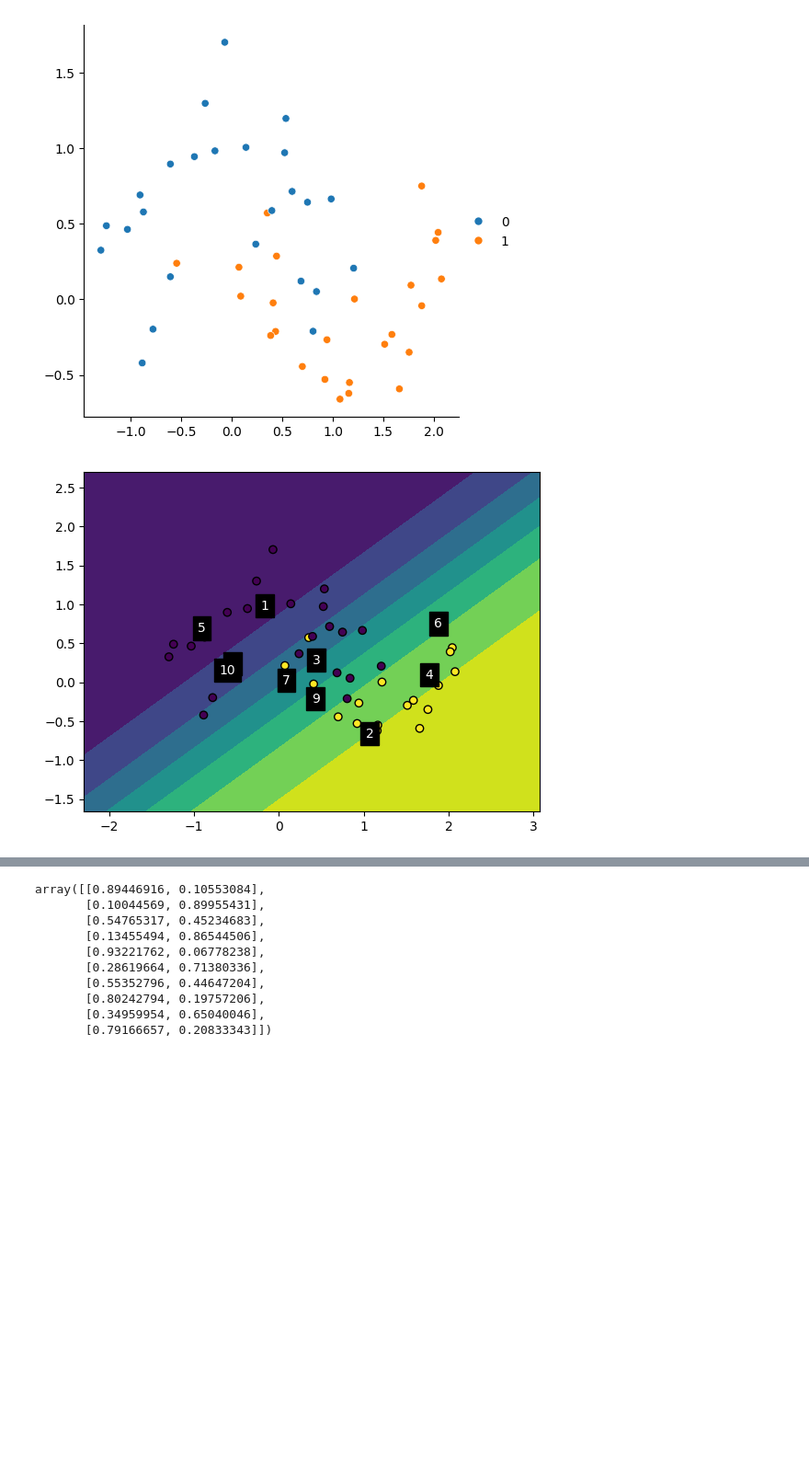
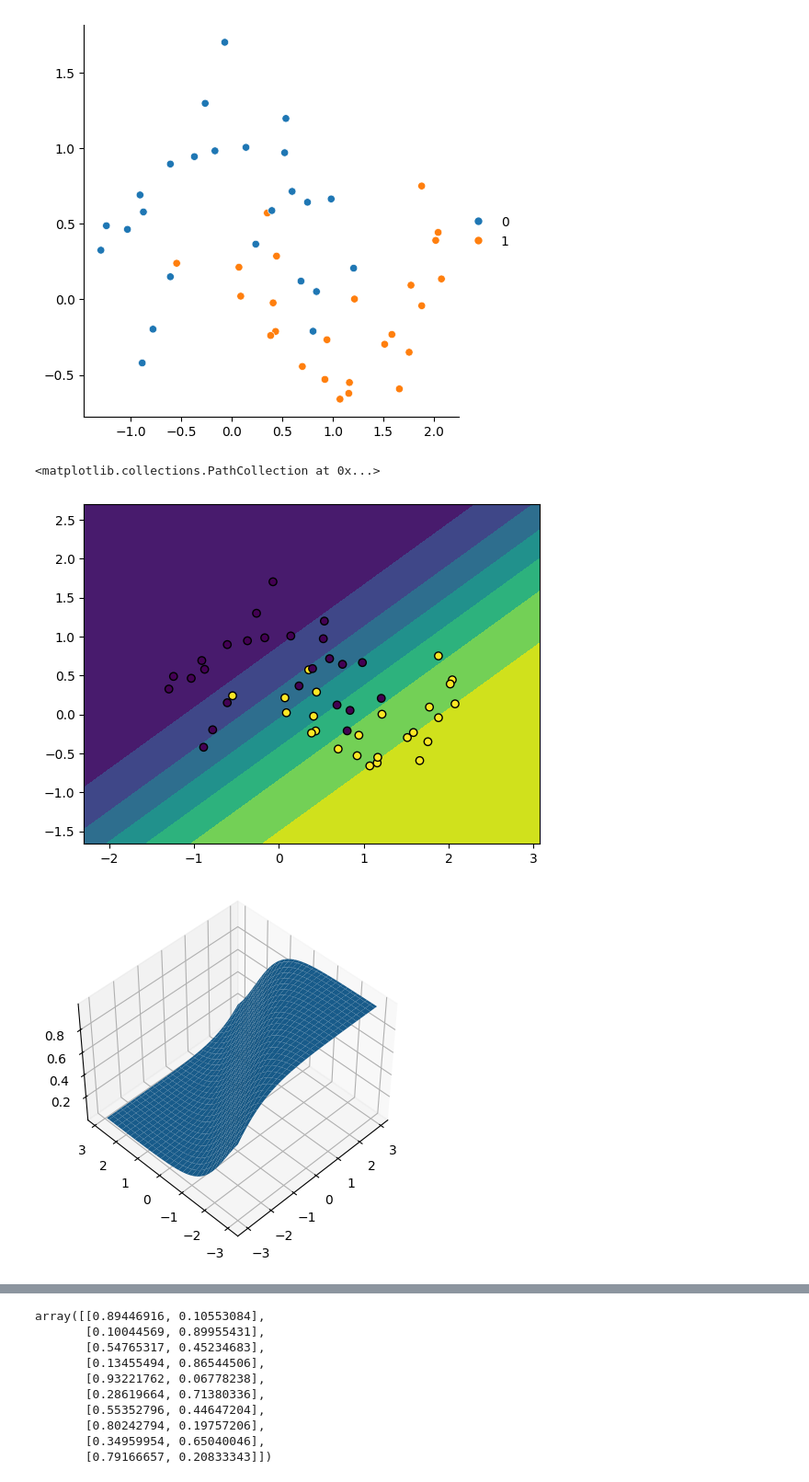
Before and after one commit to YoungWu559/CS320F23, a Jupyter notebook: CS320F23L32E3.ipynb, the cells around one changed output, grey strips where cells are left out. Shown: that part at 92% size. Cells and saved outputs as stored; diff of their text form; code cells hidden in the pictures; blank space fills up the shorter version.

```diff
--- a/CS320F23L32E3.ipynb
+++ b/CS320F23L32E3.ipynb
@@ -22,7 +22,16 @@ lr = sklearn.linear_model.LogisticRegression()
 lr.fit(x, y)
 plot = sklearn.inspection.DecisionBoundaryDisplay.from_estimator(lr, x, response_method = "predict_proba")
 plot.ax_.scatter(x[:, 0], x[:, 1], c = y, edgecolor = "black")
-for i in range(10):
-    plot.ax_.text(x[i, 0], x[i, 1], str(i + 1), backgroundcolor = "black", color = "white", ha = "center", va = "center")
 # %% [output]
+<matplotlib.collections.PathCollection at 0x...>
-[figure, old version]
+[figure, new version]
+# %%
+# Plot the surface representing the probability prediction function
+X, Y = numpy.meshgrid(numpy.arange(-3, 3, 0.1), numpy.arange(-3, 3, 0.1))
+Z = scipy.special.expit(X * lr.coef_[0, 0] + Y * lr.coef_[0, 1] + lr.intercept_)
+fig = plt.figure()
+ax = fig.add_subplot(projection = "3d")
+ax.plot_surface(X, Y, Z)
+ax.view_init(45, 225)
+# %% [output]
+[figure, new version]
```
Also changed, not shown: parts of 3 cells of this notebook, 3 other files.
